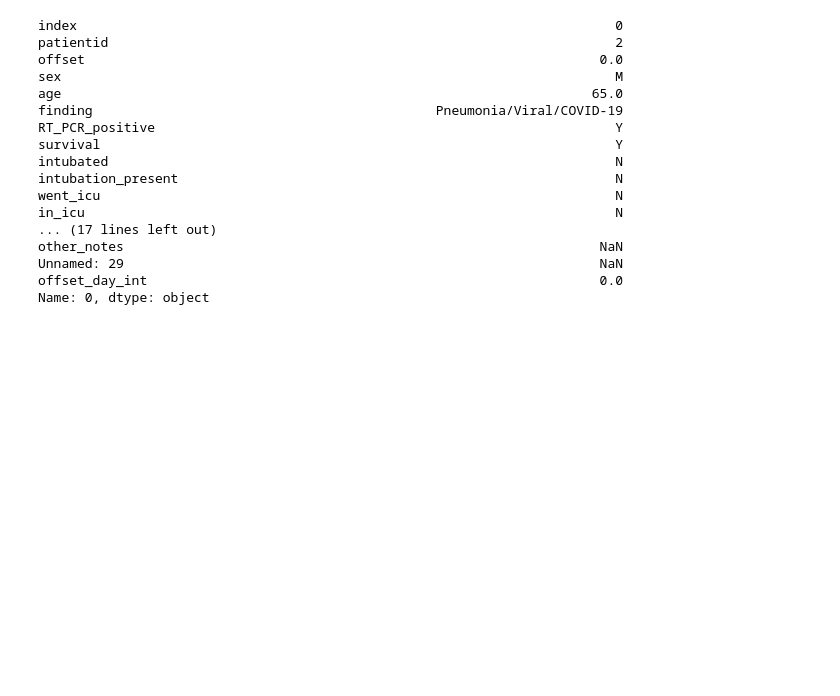
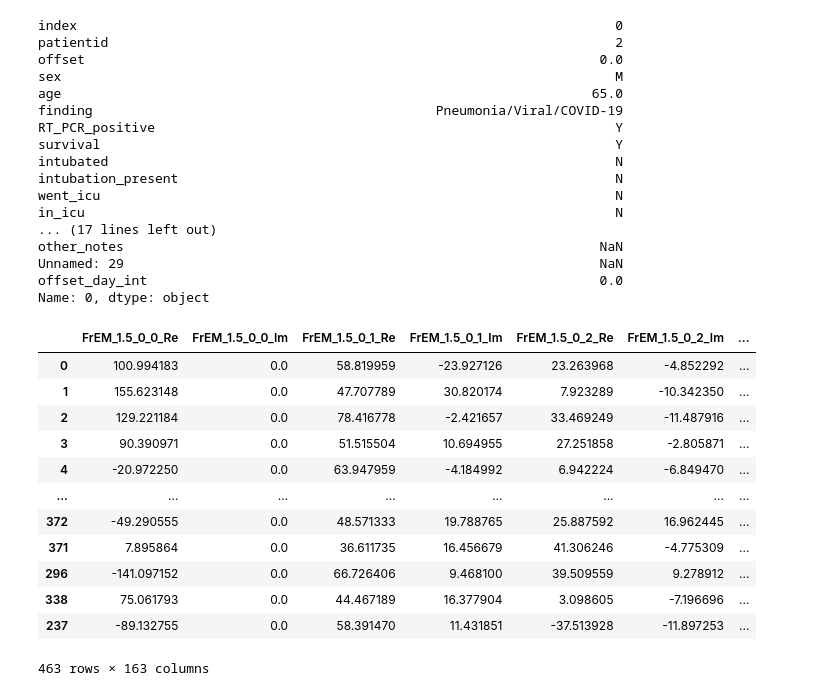
Before and after one commit to damibran/COVID-19_ML_Prediction, a Jupyter notebook: xrv_coviddataset_test.ipynb, the cells around one changed output. Cells and saved outputs as stored; diff of their text form; code cells hidden in the pictures; blank space fills up the shorter version.

```diff
--- a/xrv_coviddataset_test.ipynb
+++ b/xrv_coviddataset_test.ipynb
@@ -80,3 +85,19 @@ df = pd.read_csv('new_data.csv',index_col=0)
+# %%
+df
+# %% [output]
+|  | FrEM_1.5_0_0_Re | FrEM_1.5_0_0_Im | FrEM_1.5_0_1_Re | FrEM_1.5_0_1_Im | FrEM_1.5_0_2_Re | FrEM_1.5_0_2_Im | ... |
+| 0 | 100.994183 | 0.0 | 58.819959 | -23.927126 | 23.263968 | -4.852292 | ... |
+| 1 | 155.623148 | 0.0 | 47.707789 | 30.820174 | 7.923289 | -10.342350 | ... |
+| 2 | 129.221184 | 0.0 | 78.416778 | -2.421657 | 33.469249 | -11.487916 | ... |
+| 3 | 90.390971 | 0.0 | 51.515504 | 10.694955 | 27.251858 | -2.805871 | ... |
+| 4 | -20.972250 | 0.0 | 63.947959 | -4.184992 | 6.942224 | -6.849470 | ... |
+| ... | ... | ... | ... | ... | ... | ... | ... |
+| 372 | -49.290555 | 0.0 | 48.571333 | 19.788765 | 25.887592 | 16.962445 | ... |
+| 371 | 7.895864 | 0.0 | 36.611735 | 16.456679 | 41.306246 | -4.775309 | ... |
+| 296 | -141.097152 | 0.0 | 66.726406 | 9.468100 | 39.509559 | 9.278912 | ... |
+| 338 | 75.061793 | 0.0 | 44.467189 | 16.377904 | 3.098605 | -7.196696 | ... |
+| 237 | -89.132755 | 0.0 | 58.391470 | 11.431851 | -37.513928 | -11.897253 | ... |
+463 rows × 163 columns
 # %%
 Nmax = 9
 alphas = [1.5]
```
Also changed, not shown: parts of 3 cells of this notebook, 7 other files.
